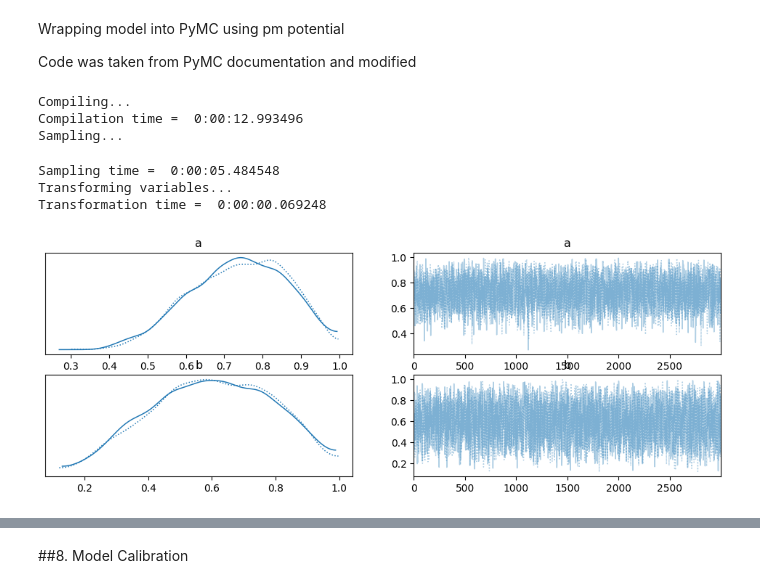
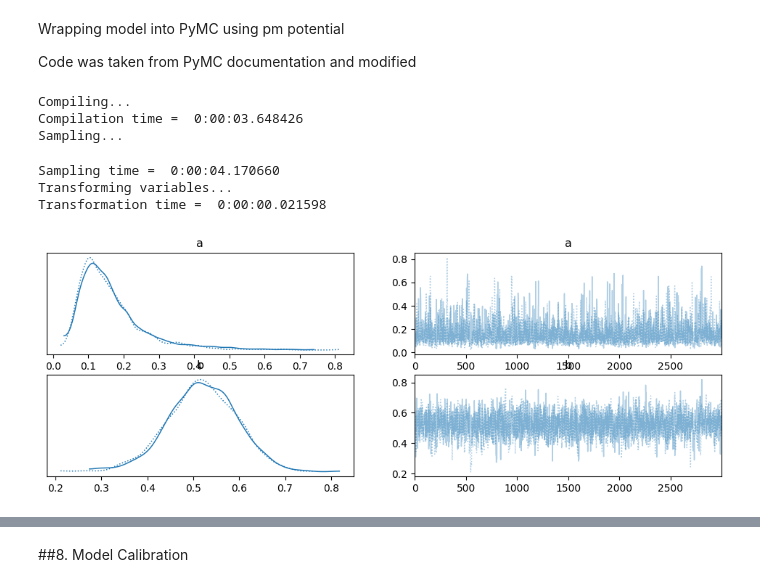
Before and after one commit to TheLemonPig/RL-SSM, a Jupyter notebook: RL_Practice.ipynb, the cells around one changed output, grey strips where cells are left out. Cells and saved outputs as stored; diff of their text form; code cells hidden in the pictures.

```diff
--- a/RL_Practice.ipynb
+++ b/RL_Practice.ipynb
@@ -61,7 +59,7 @@ class SimpleRL:
     self.distributions: List[Distribution] = distributions
     self.qs: np.array = np.ones((self.n_choices,)) * 0.5
     self.q_trace: np.array = np.ones((self.n_trials,self.n_choices))
-    self.rewards: np.array = np.zeros((self.n_trials),dtype=np.int32)
+    self.rewards: np.array = np.zeros((self.n_trials))
     self.choices: np.array = np.zeros((self.n_trials),dtype=np.int32)
 
   def simulate(self, alpha, temperature):
@@ -257,54 +252,57 @@ class LogLike(pt.Op):
     def perform(self, node, inputs, outputs):
       (theta,) = inputs  # this will contain my variables
       outputs[0][0] = self.likelihood(theta[0], theta[1])
+# %%
+# Creating Ground Truth Data
+n_trials = 250
+mean_rewards = [-0.5,0.5]
+dists = [Distribution(np.random.normal,{"loc":mn, "scale":0.2}) for mn in mean_rewards]
+rl_model = SimpleRL(n_trials=n_trials,distributions=dists)
+n_choices = len(dists)
+
+a_true = 0.1
+b_true = 0.5
+R_true, C_true = rl_model.simulate(a_true,b_true)
+C_true_onehot = np.array(np.eye(n_choices)[C_true],dtype=np.int32)
+R_true_onehot = np.repeat(np.expand_dims(R_true,axis=1),n_choices,axis=1)
+Qs_true = np.ones((n_choices,)) * 0.5
+ll_true = 0
 # %%
-# Creating Ground Truth Data
-n_trials = 250
-mean_rewards = [-0.5,0.5]
-dists = [Distribution(np.random.normal,{"loc":mn, "scale":0.2}) for mn in mean_rewards]
-rl_model = SimpleRL(n_trials=n_trials,distributions=dists)
-
-a_true = 0.8
-b_true = 0.5
-R_true, C_true = rl_model.simulate(a_true,b_true)
-Qs_true = np.ones((2,)) * 0.5
-ll_true = 0
-
 # use PyMC to sampler from log-likelihood
 with pm.Model():
     # Data
-    C = pm.ConstantData('myC', C_true)
-    R = pm.ConstantData('myR', R_true)
+    C = pm.ConstantData('myC', C_true_onehot)
+    R = pm.ConstantData('myR', R_true_onehot)
     Q = pm.ConstantData("myQ", Qs_true)
     ll_true = pm.ConstantData('ll_true', ll_true)
 
     # Priors
     a = pm.Beta(name="a",alpha=2,beta=2)
     b = pm.Beta(name="b",alpha=2,beta=2)
     # a = pm.LogNormal(name="a", sigma=1.0)
     # b = pm.LogNormal(name="b", sigma=2.0)
 
     # convert m and c to a tensor vector
 
     # rl_likelihoods = pm.RLModel("name", *params, observed = (C, R))
 
     # use a Potential to "call" the Op and include it in the logp computation
     pm.Potential("likelihood", my_ll_func(C, R, Q, a, b, ll_true))
     #pm.Potential("likelihood", logl(theta))
 
     # Use custom number of draws to replace the HMC based defaults
     idata_mh = pm.sample(3000, tune=1000, nuts_sampler="numpyro")
 
 # plot the traces
 az.plot_trace(idata_mh, lines=[("m", {}, a_true), ("c", {}, b_true)]);
 # %% [output]
 Compiling...
-Compilation time =  0:00:12.993496
+Compilation time =  0:00:03.648426
 Sampling...
-Sampling time =  0:00:05.484548
+Sampling time =  0:00:04.170660
 Transforming variables...
-Transformation time =  0:00:00.069248
+Transformation time =  0:00:00.021598
-[figure, old version]
+[figure, new version]
 # %%
 az.plot_pair(idata_mh, kind="kde")
 # %% [output]
```
Also changed, not shown: parts of 25 cells of this notebook.
